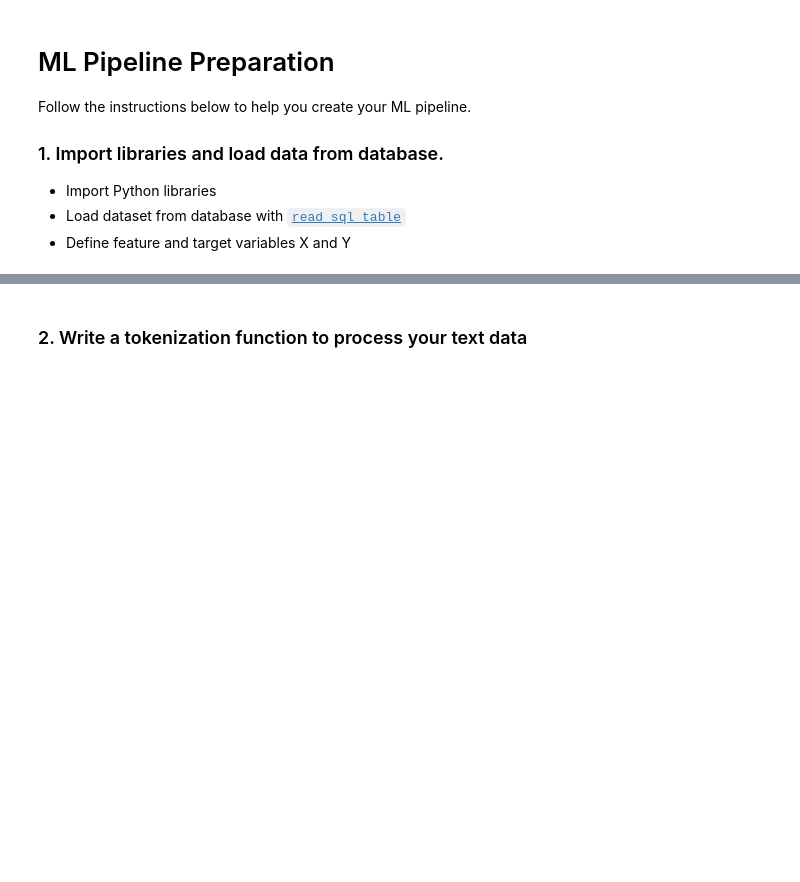
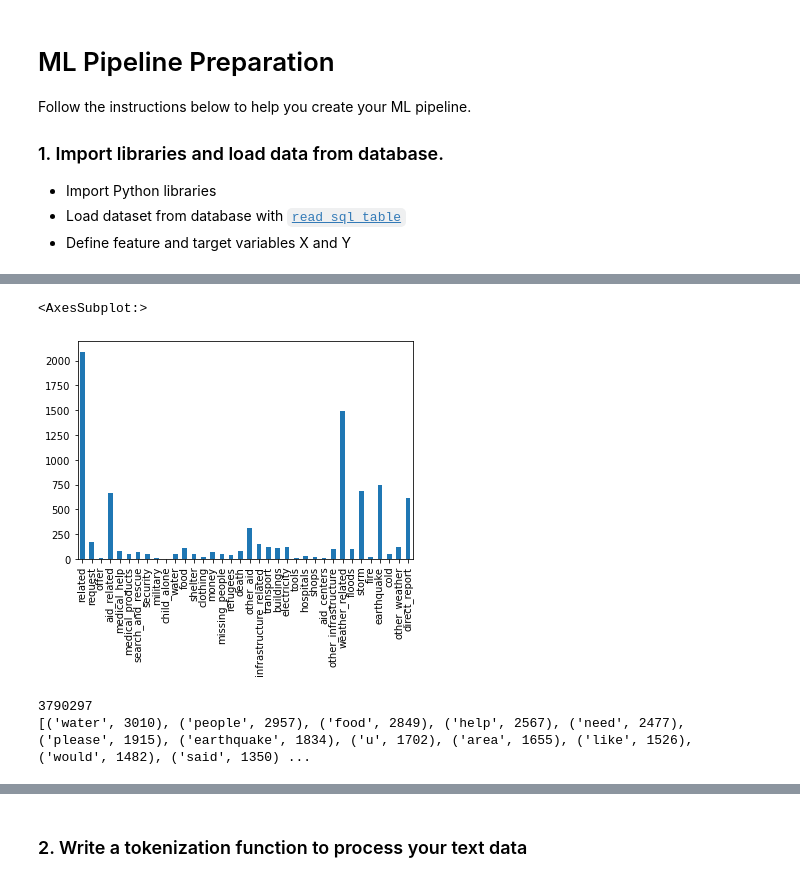
Before and after one commit to mrchamanbaz/disaster_response_project, a Jupyter notebook: ML Pipeline Preparation.ipynb, the cells around one changed output, grey strips where cells are left out. Cells and saved outputs as stored; diff of their text form; code cells hidden in the pictures; blank space fills up the shorter version.

```diff
--- a/ML Pipeline Preparation.ipynb
+++ b/ML Pipeline Preparation.ipynb
@@ -51,0 +78,28 @@ Y.head()
+# %%
+df[df['genre'] == 'social'][column_names[4:]].sum().plot(kind='bar')
+# %% [output]
+<AxesSubplot:>
+[figure, added]
+# %%
+full_text = ''
+for i in range(df.shape[0]):
+    full_text = full_text + df['message'].iloc[i]
+print(len(full_text))
+# df['message'].iloc[0]
+from collections import Counter
+
+# split() returns list of all the words in the string
+# split_it = full_text.split()
+split_it = tokenize(full_text)
+
+
+# Pass the split_it list to instance of Counter class.
+Counter = Counter(split_it)
+
+# most_common() produces k frequently encountered
+# input values and their respective counts.
+most_occur = Counter.most_common(20)
+print(most_occur)
+# %% [output]
+3790297
+[('water', 3010), ('people', 2957), ('food', 2849), ('help', 2567), ('need', 2477), ('please', 1915), ('earthquake', 1834), ('u', 1702), ('area', 1655), ('like', 1526), ('would', 1482), ('said', 1350) ...
```
Also changed, not shown: parts of 8 cells of this notebook, 6 other files.
